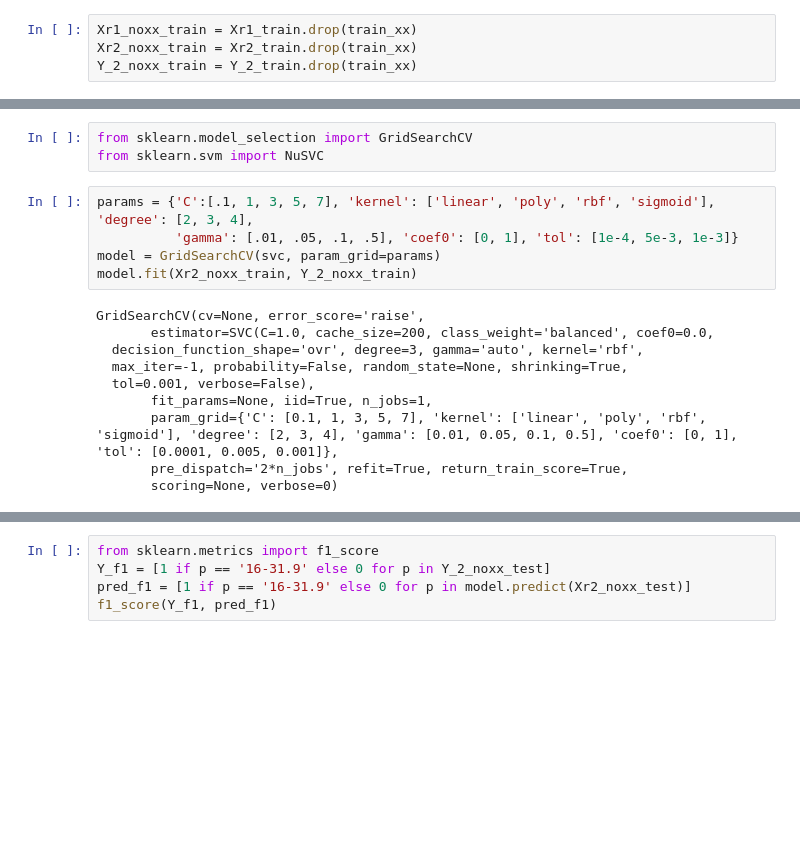
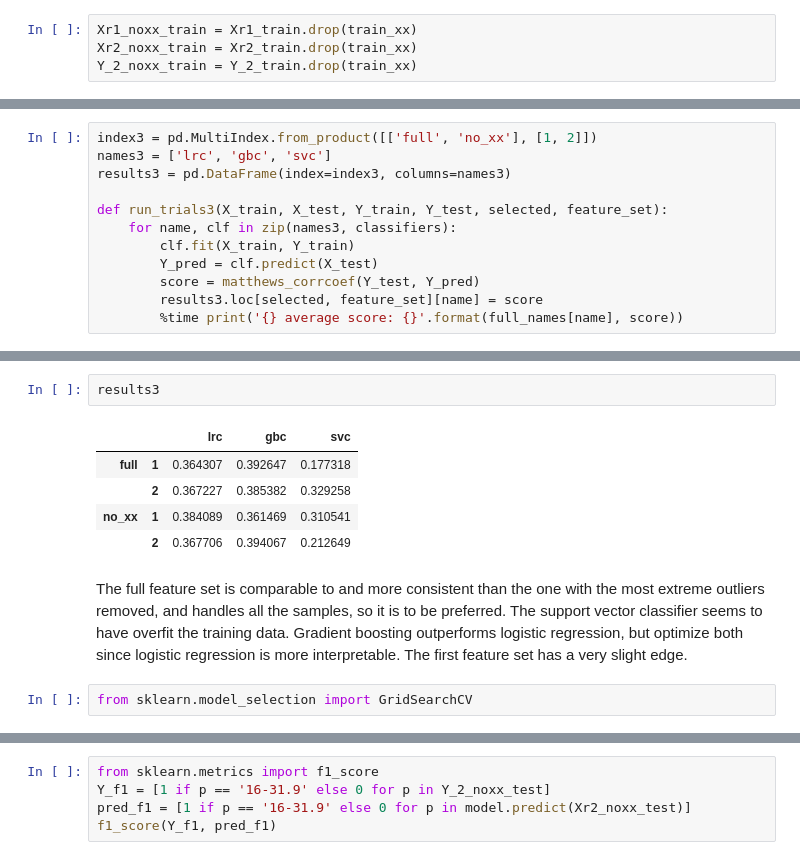
Before and after one commit to vincegiorno/drug_deaths, a Jupyter notebook: drug_deaths.ipynb, the cells around one changed output, grey strips where cells are left out. Cells and saved outputs as stored; diff of their text form; blank space fills up the shorter version.

```diff
--- a/drug_deaths.ipynb
+++ b/drug_deaths.ipynb
@@ -1052,0 +1230,12 @@ Support vector definitely has the best performance. Try to optimize.
+# %%
+index3 = pd.MultiIndex.from_product([['full', 'no_xx'], [1, 2]])
+names3 = ['lrc', 'gbc', 'svc']
+results3 = pd.DataFrame(index=index3, columns=names3)
+
+def run_trials3(X_train, X_test, Y_train, Y_test, selected, feature_set):
+    for name, clf in zip(names3, classifiers):
+        clf.fit(X_train, Y_train)
+        Y_pred = clf.predict(X_test)
+        score = matthews_corrcoef(Y_test, Y_pred)
+        results3.loc[selected, feature_set][name] = score
+        %time print('{} average score: {}'.format(full_names[name], score))
@@ -1053,18 +1290,12 @@ Support vector definitely has the best performance. Try to optimize.
+# %%
+results3
+# %% [output]
+|  |  | lrc | gbc | svc |
+| full | 1 | 0.364307 | 0.392647 | 0.177318 |
+|  | 2 | 0.367227 | 0.385382 | 0.329258 |
+| no_xx | 1 | 0.384089 | 0.361469 | 0.310541 |
+|  | 2 | 0.367706 | 0.394067 | 0.212649 |
+# %% [markdown]
+The full feature set is comparable to and more consistent than the one with the most extreme outliers removed, and handles all the samples, so it is to be preferred. The support vector classifier seems to have overfit the training data. Gradient boosting outperforms logistic regression, but optimize both since logistic regression is more interpretable. The first feature set has a very slight edge.
 # %%
 from sklearn.model_selection import GridSearchCV
-from sklearn.svm import NuSVC
-# %%
-params = {'C':[.1, 1, 3, 5, 7], 'kernel': ['linear', 'poly', 'rbf', 'sigmoid'], 'degree': [2, 3, 4],
-          'gamma': [.01, .05, .1, .5], 'coef0': [0, 1], 'tol': [1e-4, 5e-3, 1e-3]}
-model = GridSearchCV(svc, param_grid=params)
-model.fit(Xr2_noxx_train, Y_2_noxx_train)
-# %% [output]
-GridSearchCV(cv=None, error_score='raise',
-       estimator=SVC(C=1.0, cache_size=200, class_weight='balanced', coef0=0.0,
-  decision_function_shape='ovr', degree=3, gamma='auto', kernel='rbf',
-  max_iter=-1, probability=False, random_state=None, shrinking=True,
-  tol=0.001, verbose=False),
-       fit_params=None, iid=True, n_jobs=1,
-       param_grid={'C': [0.1, 1, 3, 5, 7], 'kernel': ['linear', 'poly', 'rbf', 'sigmoid'], 'degree': [2, 3, 4], 'gamma': [0.01, 0.05, 0.1, 0.5], 'coef0': [0, 1], 'tol': [0.0001, 0.005, 0.001]},
-       pre_dispatch='2*n_jobs', refit=True, return_train_score=True,
-       scoring=None, verbose=0)
```
Also changed, not shown: parts of 41 cells of this notebook.
